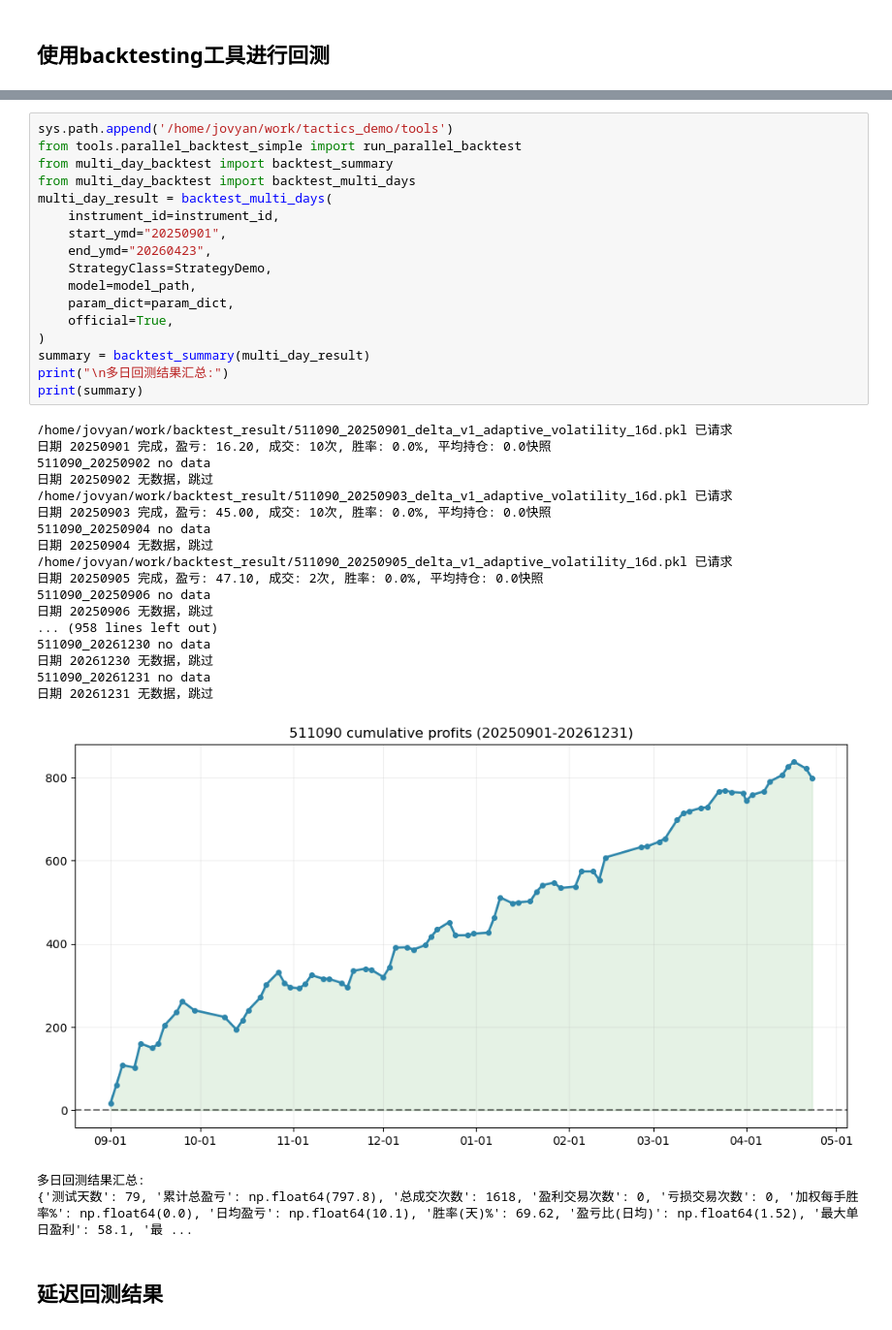
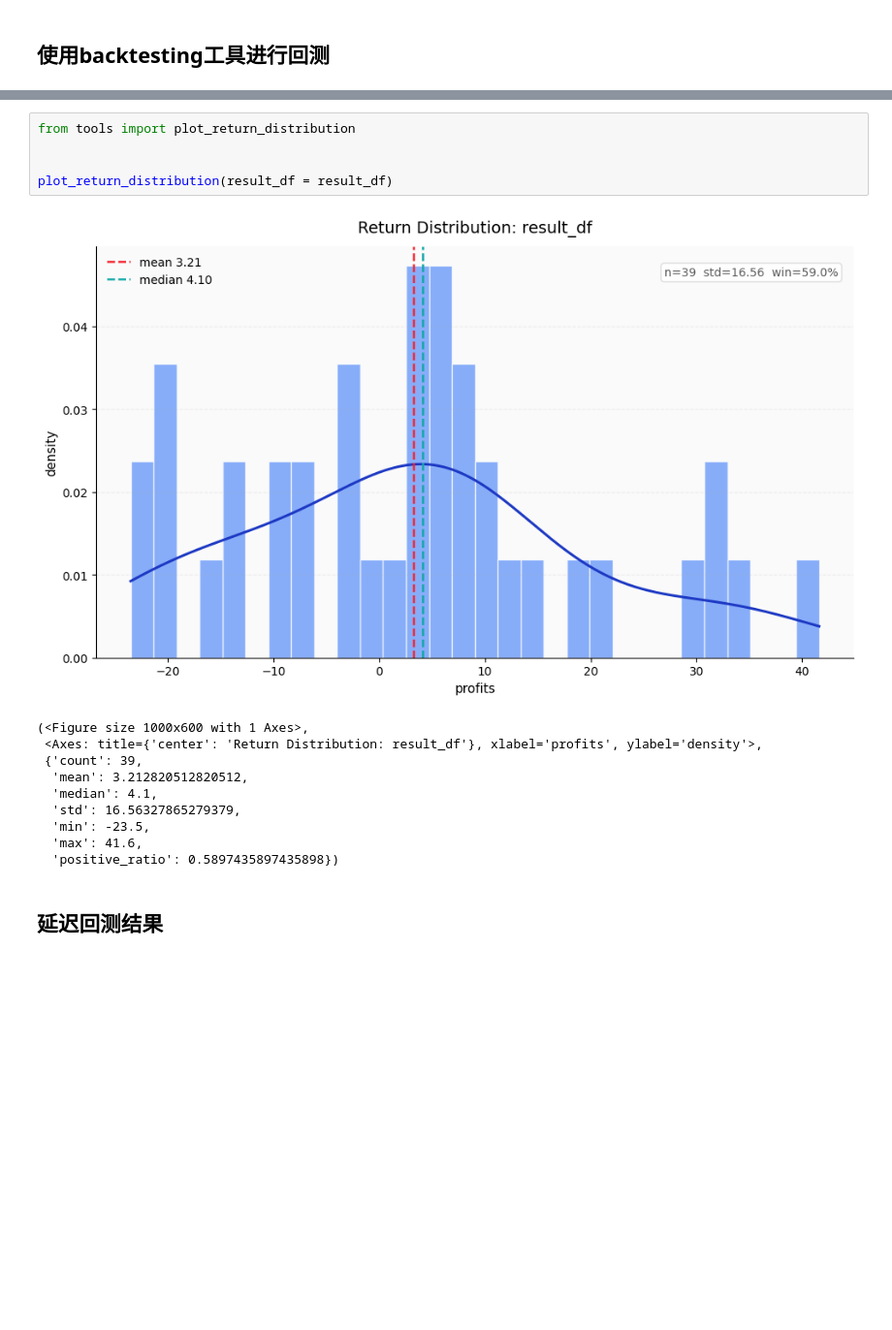
Before and after one commit to artinsophia/Quant-Intern-2026, a Jupyter notebook: delta/demo.ipynb, the cells around one changed output, grey strips where cells are left out. Shown at 97% size. Drawn from its saved outputs; the diff is of its cells as text; blank space fills up the shorter version.

Commit message:
Clean pushable changes without research data

```diff
--- a/delta/demo.ipynb
+++ b/delta/demo.ipynb
@@ -288,41 +260,19 @@ spawn模式启动
-# %%
-sys.path.append('/home/jovyan/work/tactics_demo/tools')
-from tools.parallel_backtest_simple import run_parallel_backtest
-from multi_day_backtest import backtest_summary
-from multi_day_backtest import backtest_multi_days
-multi_day_result = backtest_multi_days(
-    instrument_id=instrument_id,
-    start_ymd="20250901",
-    end_ymd="20260423",
-    StrategyClass=StrategyDemo,
-    model=model_path,
-    param_dict=param_dict,
-    official=True,
-)
-summary = backtest_summary(multi_day_result)
-print("\n多日回测结果汇总:")
-print(summary)
-# %% [output]
-/home/jovyan/work/backtest_result/511090_20250901_delta_v1_adaptive_volatility_16d.pkl 已请求
-日期 20250901 完成，盈亏: 16.20, 成交: 10次, 胜率: 0.0%, 平均持仓: 0.0快照
-511090_20250902 no data
-日期 20250902 无数据，跳过
-/home/jovyan/work/backtest_result/511090_20250903_delta_v1_adaptive_volatility_16d.pkl 已请求
-日期 20250903 完成，盈亏: 45.00, 成交: 10次, 胜率: 0.0%, 平均持仓: 0.0快照
-511090_20250904 no data
-日期 20250904 无数据，跳过
-/home/jovyan/work/backtest_result/511090_20250905_delta_v1_adaptive_volatility_16d.pkl 已请求
-日期 20250905 完成，盈亏: 47.10, 成交: 2次, 胜率: 0.0%, 平均持仓: 0.0快照
-511090_20250906 no data
-日期 20250906 无数据，跳过
-... (958 lines left out)
-511090_20261230 no data
-日期 20261230 无数据，跳过
-511090_20261231 no data
-日期 20261231 无数据，跳过
-[figure, removed]
-多日回测结果汇总:
-{'测试天数': 79, '累计总盈亏': np.float64(797.8), '总成交次数': 1618, '盈利交易次数': 0, '亏损交易次数': 0, '加权每手胜率%': np.float64(0.0), '日均盈亏': np.float64(10.1), '胜率(天)%': 69.62, '盈亏比(日均)': np.float64(1.52), '最大单日盈利': 58.1, '最 ...
+# %%
+from tools import plot_return_distribution
+
+
+plot_return_distribution(result_df = result_df)
+# %% [output]
+[figure, added]
+(<Figure size 1000x600 with 1 Axes>,
+ <Axes: title={'center': 'Return Distribution: result_df'}, xlabel='profits', ylabel='density'>,
+ {'count': 39,
+  'mean': 3.212820512820512,
+  'median': 4.1,
+  'std': 16.56327865279379,
+  'min': -23.5,
+  'max': 41.6,
+  'positive_ratio': 0.5897435897435898})
 # %% [markdown]
 ## 延迟回测结果
 # %%
```
Also changed, not shown: parts of 16 cells of this notebook, 38 other files.
